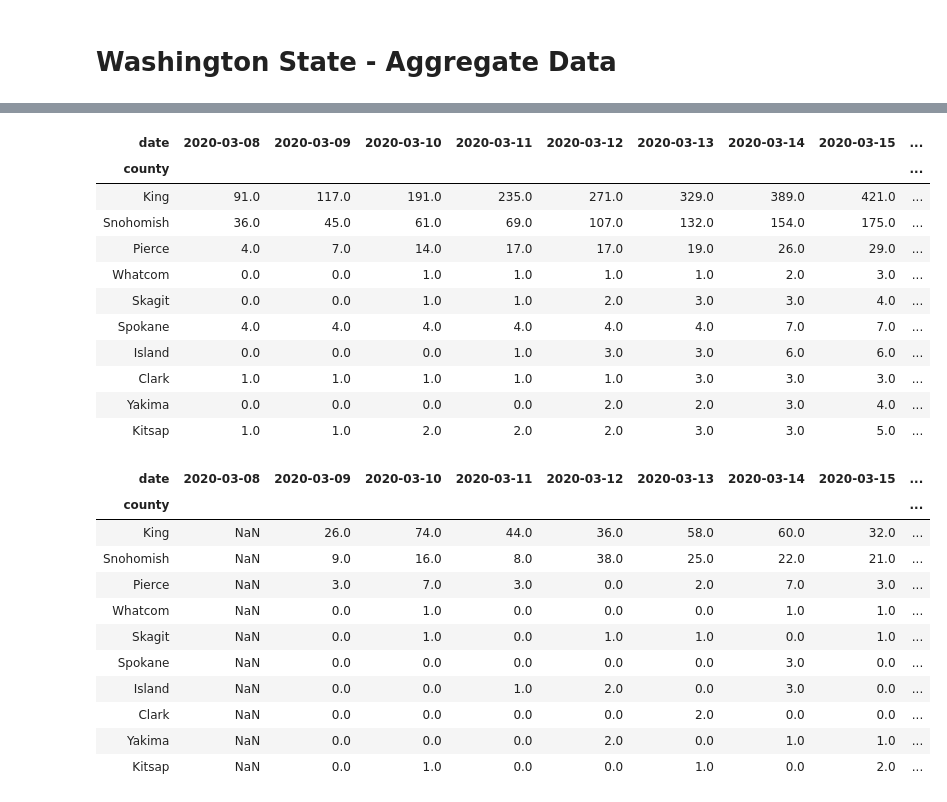
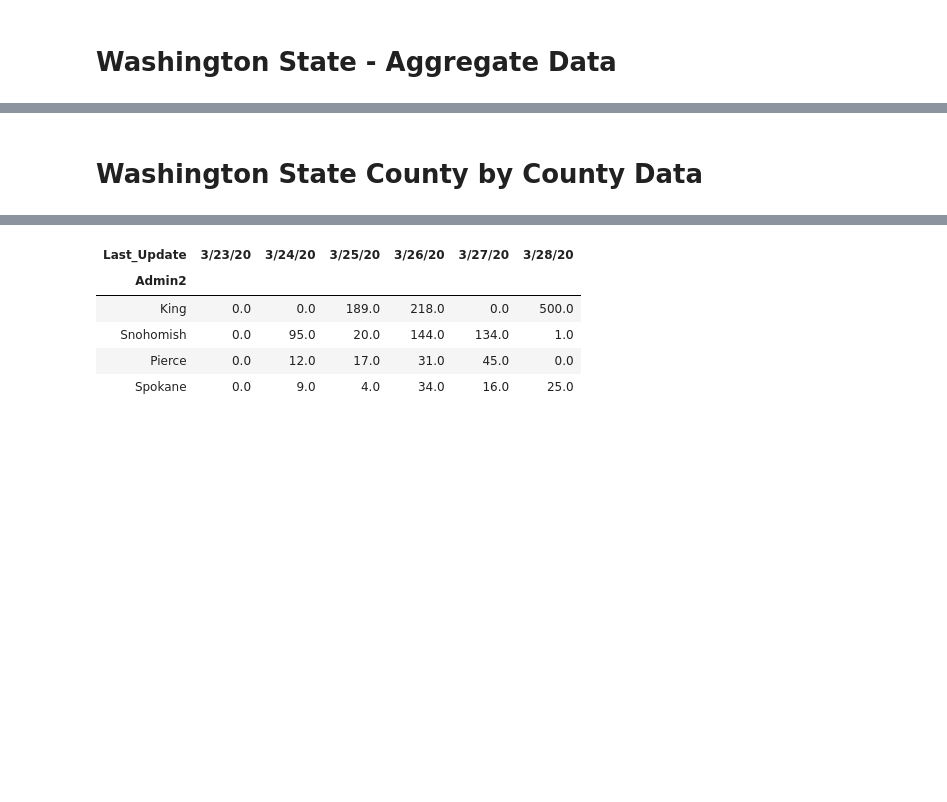
Before and after one commit to arkulkarni/COVID-19-Analysis, a Jupyter notebook: COVID-19-Analysis.ipynb, the cells around one changed output, grey strips where cells are left out. Saved outputs shown, nothing was run; the diff lists cells and outputs as text; code cells hidden in the pictures; blank space fills up the shorter version.

Commit message:
reverted county data to use JHU

```diff
--- a/COVID-19-Analysis.ipynb
+++ b/COVID-19-Analysis.ipynb
@@ -102,14 +104,30 @@ layout = dict(title = 'WA state - Daily Cases and Deaths')
 py.iplot(dict(data=data, layout=layout))
 # %% [output]
 [interactive output not drawn]
+# %% [markdown]
+# Washington State County by County Data
 # %%
-dfWAByCounty = dfUSCounties[dfUSCounties.state == 'Washington'].groupby(['county', 'date']).agg({'cases':sum, 'deaths':sum}).unstack().fillna(0)
-dfWAByCountyConfirmed = dfWAByCounty['cases']
+# dfWAByCounty = dfUSCounties[dfUSCounties.state == 'Washington'].groupby(['county', 'date']).agg({'cases':sum, 'deaths':sum}).unstack().fillna(0)
+# dfWAByCountyConfirmed = dfWAByCounty['cases']
+
+dfWAByCounty = dfByDay[dfByDay.Province_State == 'Washington'].groupby(['Last_Update', 'Admin2']).agg({'Confirmed':sum, 'Deaths':sum}).unstack(level=0)
+dfWAByCountyConfirmed = dfWAByCounty.Confirmed
+dfWAByCountyConfirmed.columns = dfWAByCountyConfirmed.columns.map(lambda x: pd.to_datetime(x).strftime('%#m/%d/%y'))
+
+
 dfWAByCountyConfirmed = dfWAByCountyConfirmed.sort_values(dfWAByCountyConfirmed.columns[-1], ascending = False)
 dfWAByCountyConfirmedTop = dfWAByCountyConfirmed.head(10)
-dfWAByCountyConfirmedTop = dfWAByCountyConfirmedTop[dfWAByCountyConfirmedTop.columns[-20:]]
-dfWAByCountyConfirmedTop
+dfWAByCountyConfirmedTop = dfWAByCountyConfirmedTop[dfWAByCountyConfirmedTop.columns[-10:]]
 
-dfWAByCountyConfirmedTopNew = dfWAByCountyConfirmedTop.diff(axis=1)
+data = [{
+    'x': row[1].index,
+    'y': row[1].values,
+    'name': row[0]
+}  for row in dfWAByCountyConfirmedTop.iterrows()]
+
+layout = dict(title = 'WA Counties - Cumulative Confirmed Cases')
+py.iplot(dict(data=data, layout=layout))
+
+dfWAByCountyConfirmedTopNew = dfWAByCountyConfirmedTop.diff(axis=1).fillna(0).head(4)
 dfWAByCountyConfirmedTopNew
 # %% [output]
@@ -116,24 +135,6 @@ dfWAByCountyConfirmedTopNew
-| date | 2020-03-08 | 2020-03-09 | 2020-03-10 | 2020-03-11 | 2020-03-12 | 2020-03-13 | 2020-03-14 | 2020-03-15 | ... |
-| county |  |  |  |  |  |  |  |  | ... |
-| King | 91.0 | 117.0 | 191.0 | 235.0 | 271.0 | 329.0 | 389.0 | 421.0 | ... |
-| Snohomish | 36.0 | 45.0 | 61.0 | 69.0 | 107.0 | 132.0 | 154.0 | 175.0 | ... |
-| Pierce | 4.0 | 7.0 | 14.0 | 17.0 | 17.0 | 19.0 | 26.0 | 29.0 | ... |
-| Whatcom | 0.0 | 0.0 | 1.0 | 1.0 | 1.0 | 1.0 | 2.0 | 3.0 | ... |
-| Skagit | 0.0 | 0.0 | 1.0 | 1.0 | 2.0 | 3.0 | 3.0 | 4.0 | ... |
-| Spokane | 4.0 | 4.0 | 4.0 | 4.0 | 4.0 | 4.0 | 7.0 | 7.0 | ... |
-| Island | 0.0 | 0.0 | 0.0 | 1.0 | 3.0 | 3.0 | 6.0 | 6.0 | ... |
-| Clark | 1.0 | 1.0 | 1.0 | 1.0 | 1.0 | 3.0 | 3.0 | 3.0 | ... |
-| Yakima | 0.0 | 0.0 | 0.0 | 0.0 | 2.0 | 2.0 | 3.0 | 4.0 | ... |
-| Kitsap | 1.0 | 1.0 | 2.0 | 2.0 | 2.0 | 3.0 | 3.0 | 5.0 | ... |
+| Last_Update | 3/23/20 | 3/24/20 | 3/25/20 | 3/26/20 | 3/27/20 | 3/28/20 |
+| Admin2 |  |  |  |  |  |  |
+| King | 0.0 | 0.0 | 189.0 | 218.0 | 0.0 | 500.0 |
+| Snohomish | 0.0 | 95.0 | 20.0 | 144.0 | 134.0 | 1.0 |
+| Pierce | 0.0 | 12.0 | 17.0 | 31.0 | 45.0 | 0.0 |
+| Spokane | 0.0 | 9.0 | 4.0 | 34.0 | 16.0 | 25.0 |
-| date | 2020-03-08 | 2020-03-09 | 2020-03-10 | 2020-03-11 | 2020-03-12 | 2020-03-13 | 2020-03-14 | 2020-03-15 | ... |
-| county |  |  |  |  |  |  |  |  | ... |
-| King | NaN | 26.0 | 74.0 | 44.0 | 36.0 | 58.0 | 60.0 | 32.0 | ... |
-| Snohomish | NaN | 9.0 | 16.0 | 8.0 | 38.0 | 25.0 | 22.0 | 21.0 | ... |
-| Pierce | NaN | 3.0 | 7.0 | 3.0 | 0.0 | 2.0 | 7.0 | 3.0 | ... |
-| Whatcom | NaN | 0.0 | 1.0 | 0.0 | 0.0 | 0.0 | 1.0 | 1.0 | ... |
-| Skagit | NaN | 0.0 | 1.0 | 0.0 | 1.0 | 1.0 | 0.0 | 1.0 | ... |
-| Spokane | NaN | 0.0 | 0.0 | 0.0 | 0.0 | 0.0 | 3.0 | 0.0 | ... |
-| Island | NaN | 0.0 | 0.0 | 1.0 | 2.0 | 0.0 | 3.0 | 0.0 | ... |
-| Clark | NaN | 0.0 | 0.0 | 0.0 | 0.0 | 2.0 | 0.0 | 0.0 | ... |
-| Yakima | NaN | 0.0 | 0.0 | 0.0 | 2.0 | 0.0 | 1.0 | 1.0 | ... |
-| Kitsap | NaN | 0.0 | 1.0 | 0.0 | 0.0 | 1.0 | 0.0 | 2.0 | ... |
```
Also changed, not shown: parts of 6 cells of this notebook.
